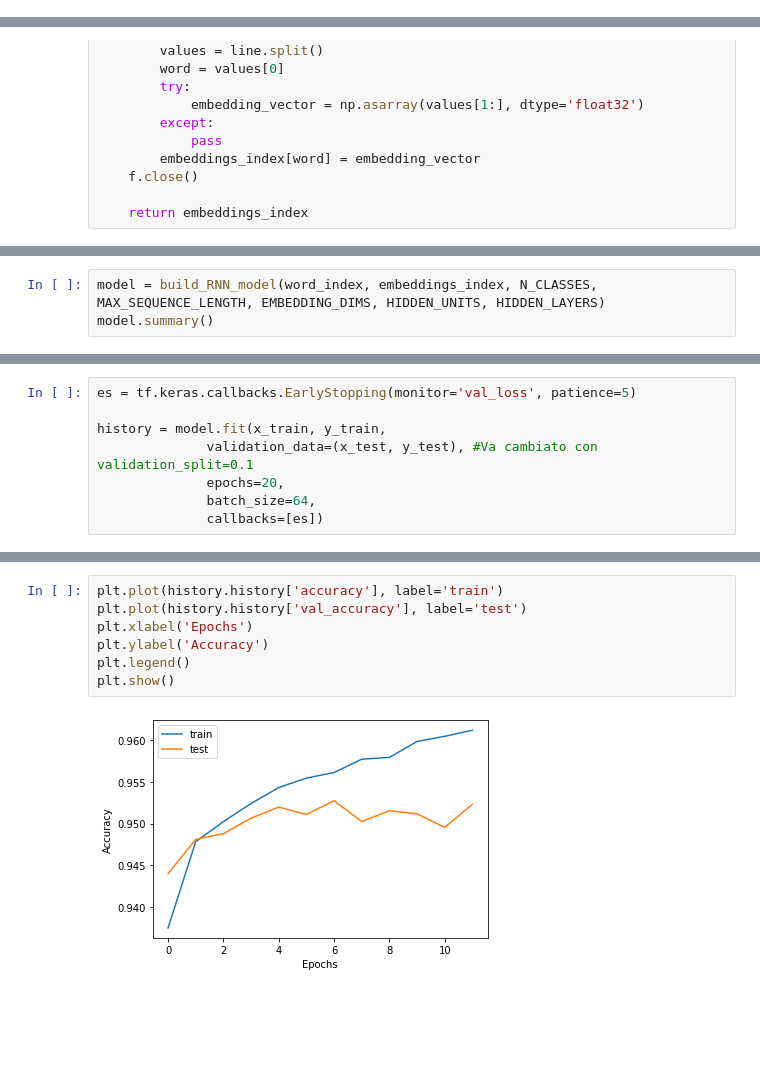
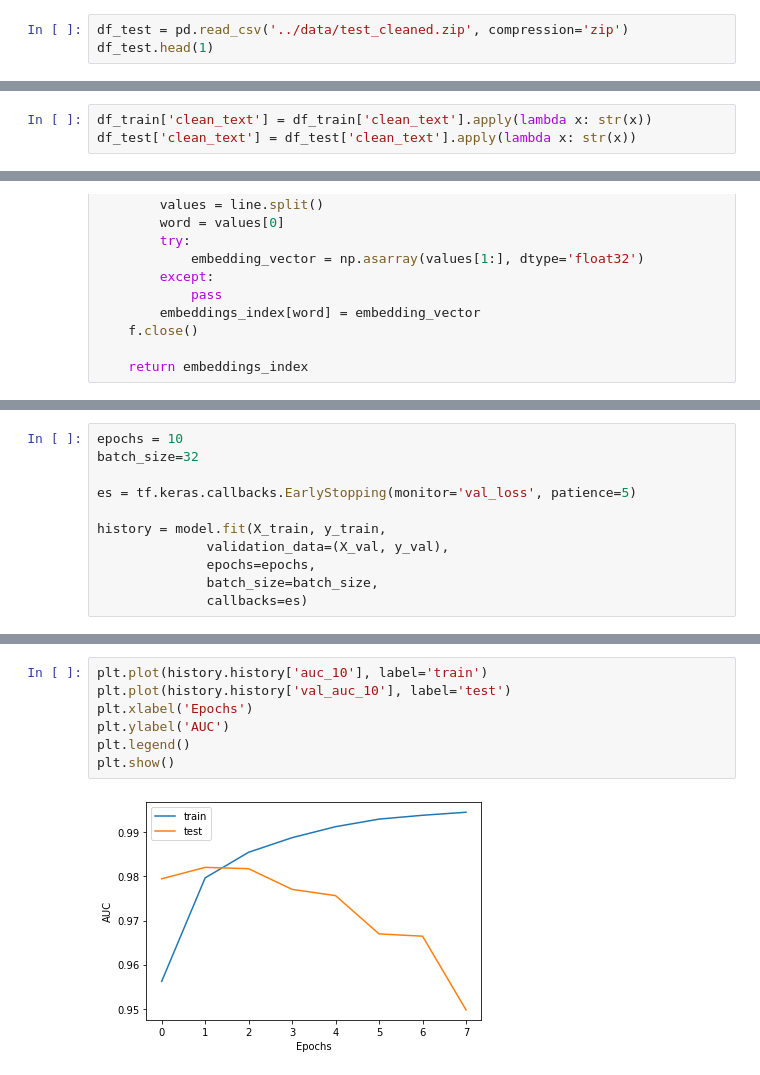
Before and after one commit to francescogemignani/Toxic-Comments-Classification-Challenge, a Jupyter notebook: multilabel-toxicity-classifiers/LSTM.ipynb, the cells around one changed output, grey strips where cells are left out. Cells and saved outputs as stored; diff of their text form; blank space fills up the shorter version.

```diff
--- a/multilabel-toxicity-classifiers/LSTM.ipynb
+++ b/multilabel-toxicity-classifiers/LSTM.ipynb
@@ -43,0 +31,3 @@ df.head()
+# %%
+df_test = pd.read_csv('../data/test_cleaned.zip', compression='zip')
+df_test.head(1)
@@ -44 +37,4 @@ df.head()
+# %%
+df_train['clean_text'] = df_train['clean_text'].apply(lambda x: str(x))
+df_test['clean_text'] = df_test['clean_text'].apply(lambda x: str(x))
 # %%
@@ -128,3 +111,0 @@ x_train, x_test, y_train, y_test = train_test_split(sequences, target, test_size
-# %%
-model = build_RNN_model(word_index, embeddings_index, N_CLASSES, MAX_SEQUENCE_LENGTH, EMBEDDING_DIMS, HIDDEN_UNITS, HIDDEN_LAYERS)
-model.summary()
@@ -153,9 +142,12 @@ tf.keras.utils.plot_model(model, show_shapes=True, show_dtype=True)
 # %%
+epochs = 10
+batch_size=32
+
 es = tf.keras.callbacks.EarlyStopping(monitor='val_loss', patience=5)
 
-history = model.fit(x_train, y_train,
-              validation_data=(x_test, y_test), #Va cambiato con validation_split=0.1
-              epochs=20,
-              batch_size=64,
-              callbacks=[es])
+history = model.fit(X_train, y_train,
+              validation_data=(X_val, y_val),
+              epochs=epochs,
+              batch_size=batch_size,
+              callbacks=es)
 # %% [output]
@@ -208,9 +199,9 @@ plt.show()
 # %%
-plt.plot(history.history['accuracy'], label='train')
-plt.plot(history.history['val_accuracy'], label='test')
+plt.plot(history.history['auc_10'], label='train')
+plt.plot(history.history['val_auc_10'], label='test')
 plt.xlabel('Epochs')
-plt.ylabel('Accuracy')
+plt.ylabel('AUC')
 plt.legend()
 plt.show()
 # %% [output]
-[figure, old version]
+[figure, new version]
```
Also changed, not shown: parts of 60 cells of this notebook, 3 other files.
